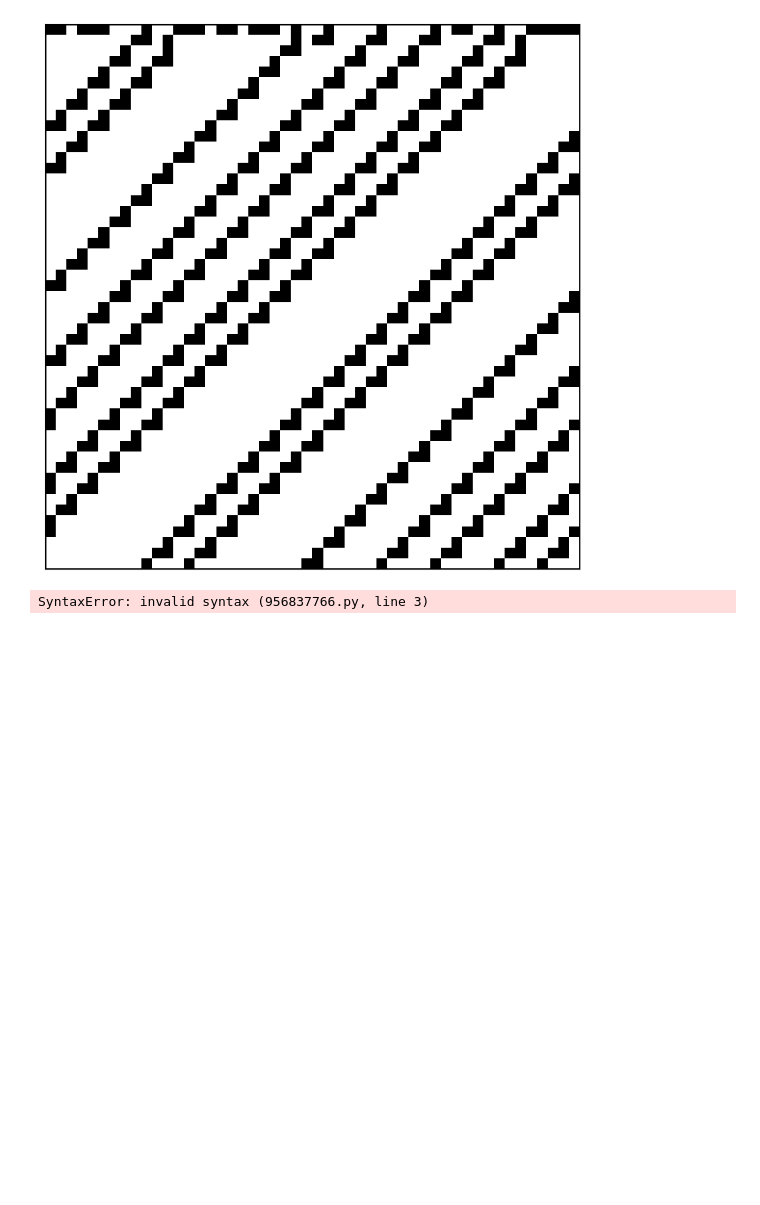
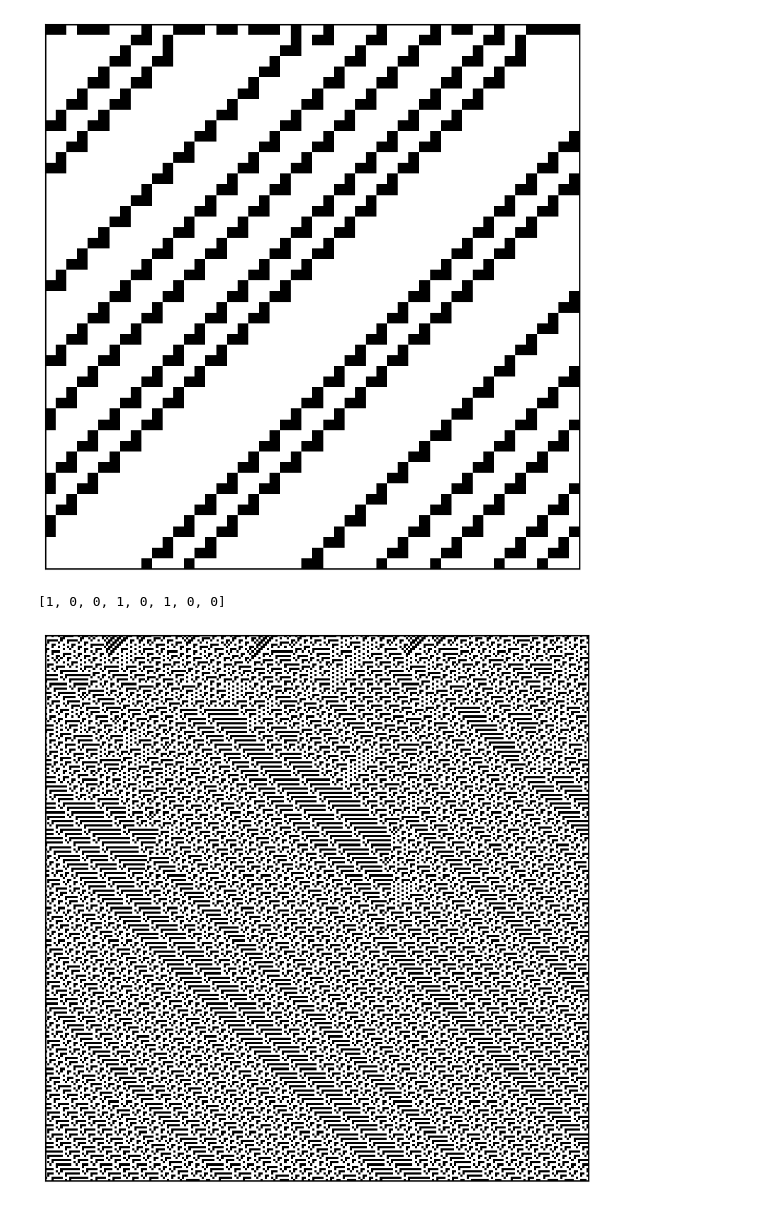
Before and after one commit to cedric-koller/counting_short_trajectories_ECA, a Jupyter notebook: space_time_diagrams.ipynb, the cells around one changed output. Cells and saved outputs as stored; diff of their text form; code cells hidden in the pictures; blank space fills up the shorter version.

```diff
--- a/space_time_diagrams.ipynb
+++ b/space_time_diagrams.ipynb
@@ -167,18 +167,19 @@ plt.savefig(f'figures/rule_{wolfram_rule}.png', dpi=300, bbox_inches='tight')
 # %%
 # Rule 41: class 2 but low entropy
 wolfram_rule=41
-rule=list(map(int, list(f'{wolfram_rule:08b}')))23
+rule=list(map(int, list(f'{wolfram_rule:08b}')))
 rule.reverse() # To go to our convention
 print(rule)
 density=0.5
 num_zeros=0
 size=250
 time=250
 initial_state=np.zeros(num_zeros)
 initial_state=np.append(initial_state, rs.choice([0,1], size=size, p=[1-density, density]))
 initial_state=np.append(initial_state, np.zeros(num_zeros, dtype=int))
 states=dynamics_ECA(initial_state, rule, time)
 plot_ECA(states, show_grid=False)
 plt.savefig(f'figures/rule_{wolfram_rule}.png', dpi=300, bbox_inches='tight')
 # %% [output]
-SyntaxError: invalid syntax (956837766.py, line 3)
+[1, 0, 0, 1, 0, 1, 0, 0]
+[figure, added]
```
Also changed, not shown: parts of 1 cell of this notebook, 14 other files.
